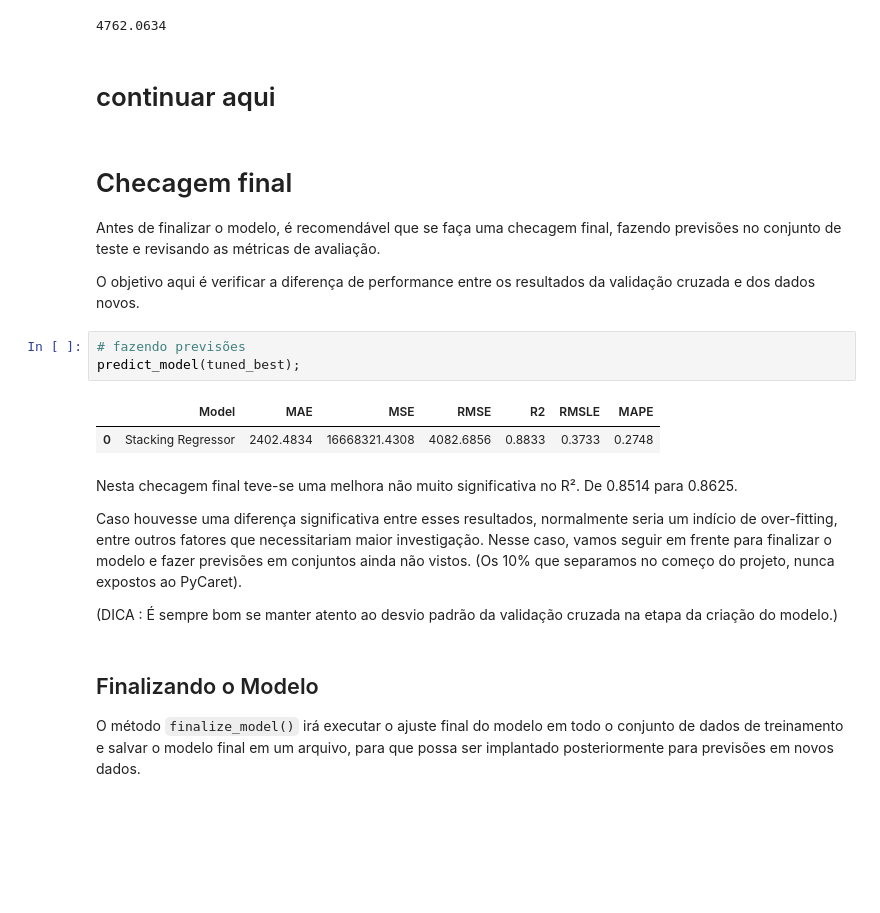
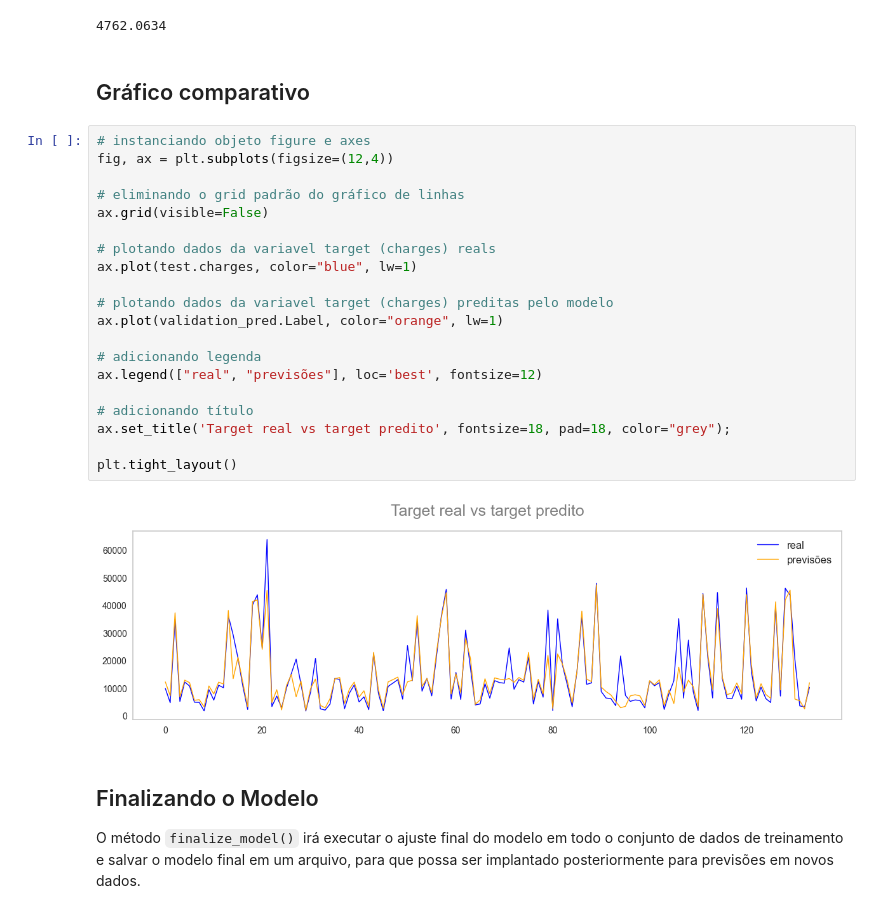
Before and after one commit to lstarke/Health-Insurance-Cost-Prediction, a Jupyter notebook: LeandroStarke_Health_Insurance_Cost_Prediction_(AutoML).ipynb, the cells around one changed output. Cells and saved outputs as stored; diff of their text form; blank space fills up the shorter version.

```diff
--- a/LeandroStarke_Health_Insurance_Cost_Prediction_(AutoML).ipynb
+++ b/LeandroStarke_Health_Insurance_Cost_Prediction_(AutoML).ipynb
@@ -517,26 +518,30 @@ validation_pred.head()
 check_metric(test.charges, validation_pred.Label, "RMSE")
 # %% [output]
 4762.0634
-# %% [markdown]
-# continuar aqui
-# %% [markdown]
-# Checagem final
-
-Antes de finalizar o modelo, é recomendável que se faça uma checagem final, fazendo previsões no conjunto de teste e revisando as métricas de avaliação.
-
-O objetivo aqui é verificar a diferença de performance entre os resultados da validação cruzada e dos dados novos.
-# %%
-# fazendo previsões
-predict_model(tuned_best);
-# %% [output]
-|  | Model | MAE | MSE | RMSE | R2 | RMSLE | MAPE |
-| 0 | Stacking Regressor | 2402.4834 | 16668321.4308 | 4082.6856 | 0.8833 | 0.3733 | 0.2748 |
-# %% [markdown]
-Nesta checagem final teve-se uma melhora não muito significativa no R². De 0.8514 para 0.8625.
-
-Caso houvesse uma diferença significativa entre esses resultados, normalmente seria um indício de over-fitting, entre outros fatores que necessitariam maior investigação. Nesse caso, vamos seguir em frente para finalizar o modelo e fazer previsões em conjuntos ainda não vistos. (Os 10% que separamos no começo do projeto, nunca expostos ao PyCaret).
-
-(DICA : É sempre bom se manter atento ao desvio padrão da validação cruzada na etapa da criação do modelo.)
+# %% [markdown]
+## Gráfico comparativo
+# %%
+# instanciando objeto figure e axes
+fig, ax = plt.subplots(figsize=(12,4))
+
+# eliminando o grid padrão do gráfico de linhas
+ax.grid(visible=False)
+
+# plotando dados da variavel target (charges) reals
+ax.plot(test.charges, color="blue", lw=1)
+
+# plotando dados da variavel target (charges) preditas pelo modelo
+ax.plot(validation_pred.Label, color="orange", lw=1)
+
+# adicionando legenda
+ax.legend(["real", "previsões"], loc='best', fontsize=12)
+
+# adicionando título
+ax.set_title('Target real vs target predito', fontsize=18, pad=18, color="grey");
+
+plt.tight_layout()
+# %% [output]
+[figure, added]
 # %% [markdown]
 ## Finalizando o Modelo
 
```
Also changed, not shown: parts of 7 cells of this notebook.
